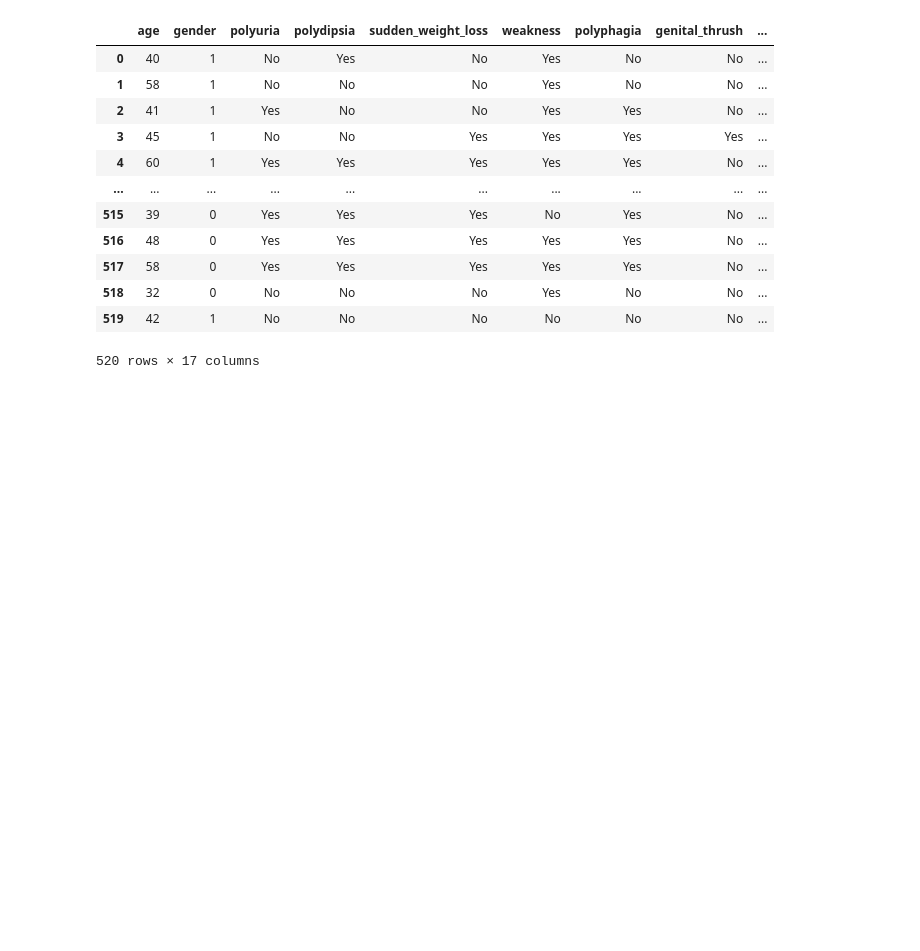
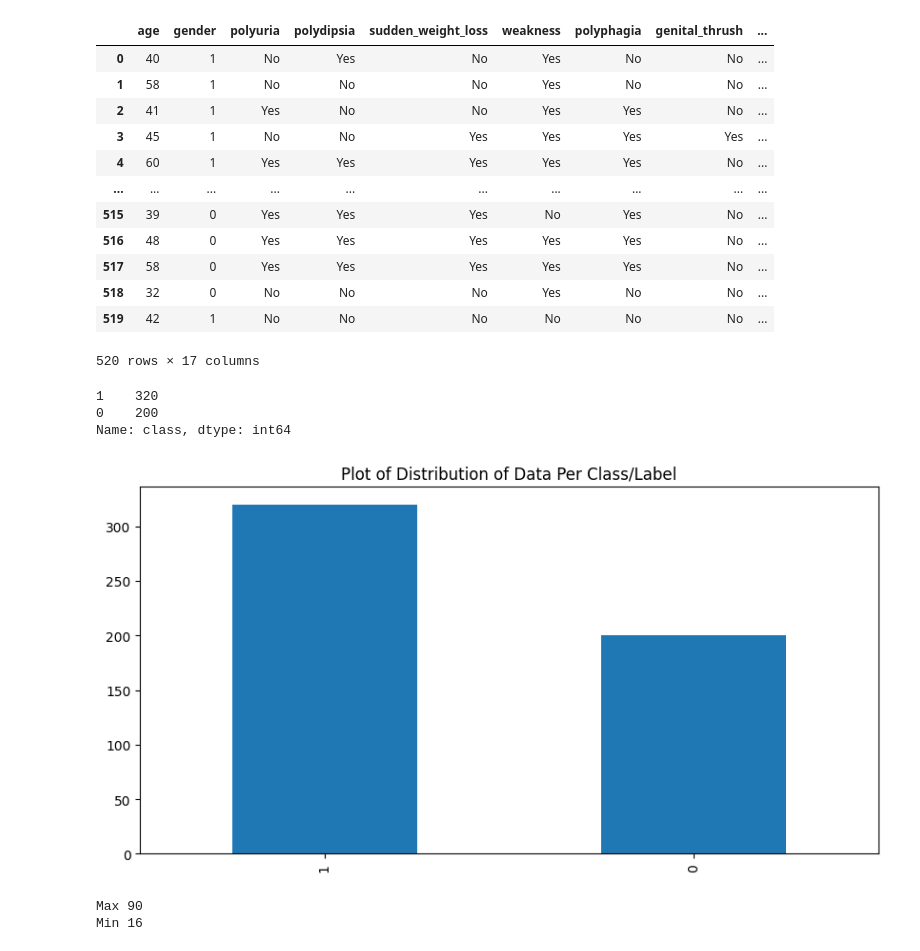
Before and after one commit to pistaacademy/ML_Model, a Jupyter notebook: ML Model.ipynb, the cells around one changed output. Cells and saved outputs as stored; diff of their text form; code cells hidden in the pictures; blank space fills up the shorter version.

```diff
--- a/ML Model.ipynb
+++ b/ML Model.ipynb
@@ -171,3 +171,22 @@ df2
 | 518 | 32 | 0 | No | No | No | Yes | No | No | ... |
 | 519 | 42 | 1 | No | No | No | No | No | No | ... |
 520 rows × 17 columns
+# %%
+df['class'].value_counts()
+# %% [output]
+1    320
+0    200
+Name: class, dtype: int64
+# %%
+plt.figure(figsize=(10,5))
+plt.title("Plot of Distribution of Data Per Class/Label")
+df['class'].value_counts().plot(kind='bar')
+plt.show()
+# %% [output]
+[figure, added]
+# %%
+print("Max", df['age'].max())
+print("Min", df['age'].min())
+# %% [output]
+Max 90
+Min 16
```
Also changed, not shown: parts of 10 cells of this notebook.
